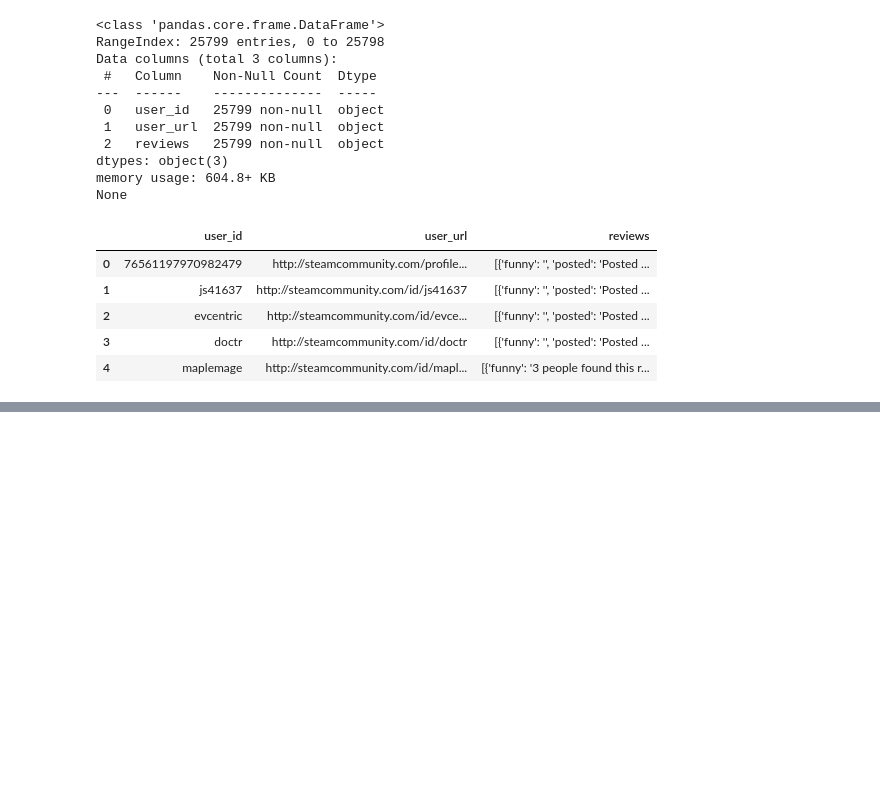
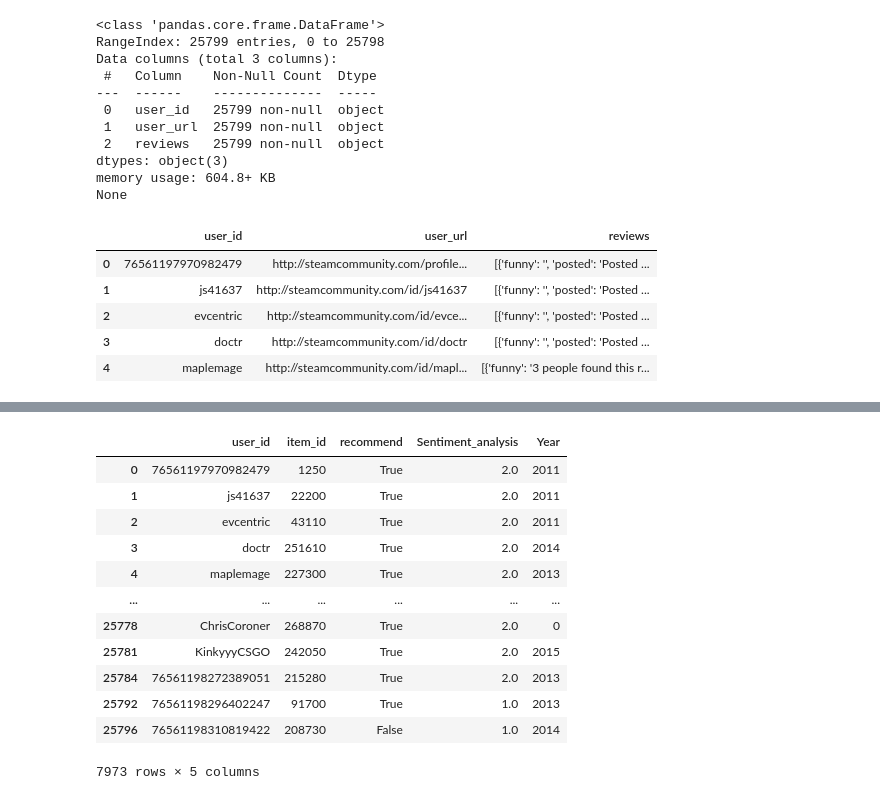
Before and after one commit to DavidVillamizar04/Modelo_recomendacion_steam, a Jupyter notebook: Notebooks/ETL.ipynb, the cells around one changed output, grey strips where cells are left out. Cells and saved outputs as stored; diff of their text form; code cells hidden in the pictures; blank space fills up the shorter version.

```diff
--- a/Notebooks/ETL.ipynb
+++ b/Notebooks/ETL.ipynb
@@ -112,0 +240,3 @@ review_desanidada.append(new_row)
+# %%
+review_desanidada = review_desanidada.drop(['funny','helpful','review'], axis=1)
+review_desanidada.head()
@@ -112,0 +250,6 @@ review_desanidada.append(new_row)
+# %%
+#Fecha de last_edited
+review_desanidada["Year"] = review_desanidada["last_edited"].str.extract(r"(\d{4})") #year con last_edited
+review_desanidada["Year 2"] = review_desanidada["posted"].str.extract(r"(\d{4})").fillna(0)
+review_desanidada["Year"].fillna(review_desanidada["Year 2"], inplace=True)
+review_desanidada.head()
@@ -112,0 +274,3 @@ review_desanidada.append(new_row)
+# %%
+df_Score = review_desanidada[["item_id", "recommend", "Sentiment_analysis", "Year"]].drop_duplicates()
+df_Score
@@ -112,0 +291,18 @@ review_desanidada.append(new_row)
+# %%
+review_final = pd.concat([reviews2['user_id'], df_Score], axis=1)
+review_final = review_final.dropna()
+review_final
+# %% [output]
+|  | user_id | item_id | recommend | Sentiment_analysis | Year |
+| 0 | 76561197970982479 | 1250 | True | 2.0 | 2011 |
+| 1 | js41637 | 22200 | True | 2.0 | 2011 |
+| 2 | evcentric | 43110 | True | 2.0 | 2011 |
+| 3 | doctr | 251610 | True | 2.0 | 2014 |
+| 4 | maplemage | 227300 | True | 2.0 | 2013 |
+| ... | ... | ... | ... | ... | ... |
+| 25778 | ChrisCoroner | 268870 | True | 2.0 | 0 |
+| 25781 | KinkyyyCSGO | 242050 | True | 2.0 | 2015 |
+| 25784 | 76561198272389051 | 215280 | True | 2.0 | 2013 |
+| 25792 | 76561198296402247 | 91700 | True | 1.0 | 2013 |
+| 25796 | 76561198310819422 | 208730 | False | 1.0 | 2014 |
+7973 rows × 5 columns
```
Also changed, not shown: parts of 26 cells of this notebook, 8 other files.
